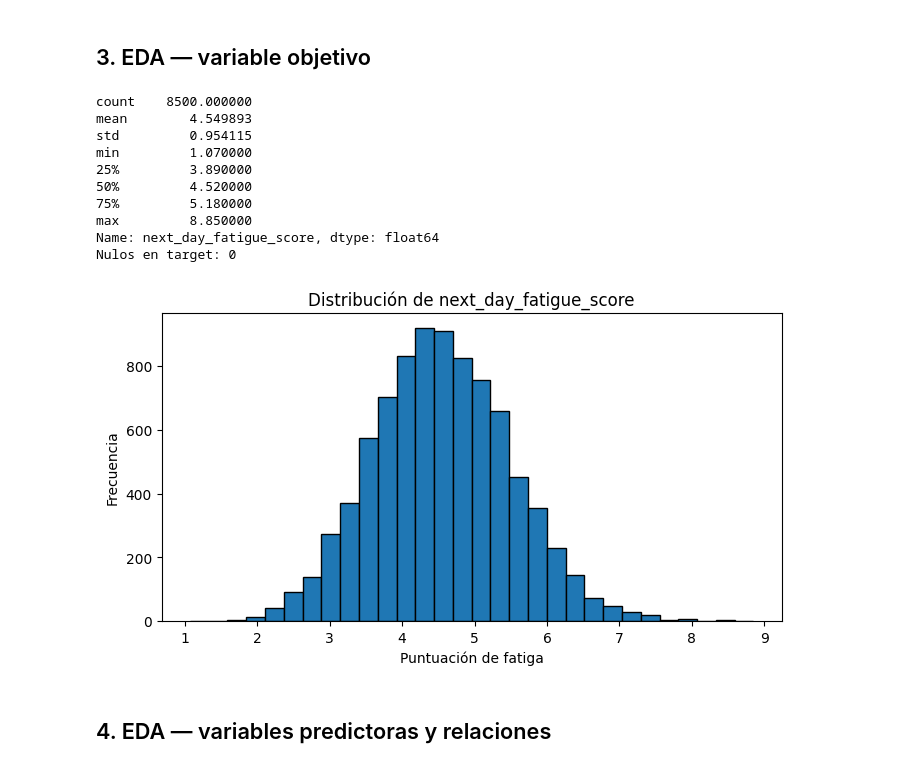
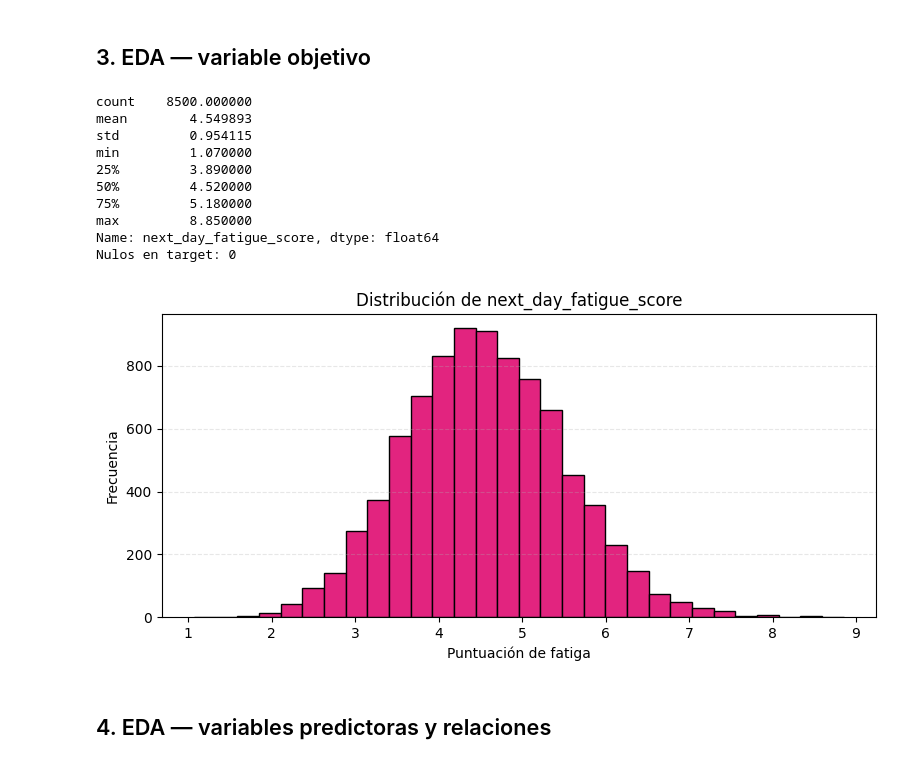
Before and after one commit to nashlypilar-collab/PROYECTO-ENTRE-GRUPAL-, a Jupyter notebook: Proyecto_1_Dataset_Sueno_Prediccion_Fatiga.ipynb, the cells around one changed output. Drawn from its saved outputs; the diff is of its cells as text; code cells hidden in the pictures.

```diff
--- a/Proyecto_1_Dataset_Sueno_Prediccion_Fatiga.ipynb
+++ b/Proyecto_1_Dataset_Sueno_Prediccion_Fatiga.ipynb
@@ -157,30 +157,40 @@ display(cardinalidad)
 # %%
 TARGET = "next_day_fatigue_score"
 if TARGET not in df.columns:
     raise KeyError(f"No se encontró la variable objetivo {TARGET!r} en el CSV.")
 
 y_eda = pd.to_numeric(df[TARGET], errors="coerce")
 print(y_eda.describe())
 print("Nulos en target:", y_eda.isna().sum())
 
 fig, ax = plt.subplots(figsize=(8, 4))
-ax.hist(y_eda.dropna(), bins=30, edgecolor="black")
+
+ax.hist(
+    y_eda.dropna(),
+    bins=30,
+    color=plt.cm.PuRd(0.65),
+    edgecolor="black"
+)
+
 ax.set_title("Distribución de next_day_fatigue_score")
 ax.set_xlabel("Puntuación de fatiga")
 ax.set_ylabel("Frecuencia")
+ax.grid(axis="y", linestyle="--", alpha=0.3)
+
+plt.tight_layout()
 plt.show()
 # %% [output]
 count    8500.000000
 mean        4.549893
 std         0.954115
 min         1.070000
 25%         3.890000
 50%         4.520000
 75%         5.180000
 max         8.850000
 Name: next_day_fatigue_score, dtype: float64
 Nulos en target: 0
-[figure, old version]
+[figure, new version]
 # %% [markdown]
 ## 4. EDA — variables predictoras y relaciones
 # %%
```
Also changed, not shown: parts of 6 cells of this notebook.
